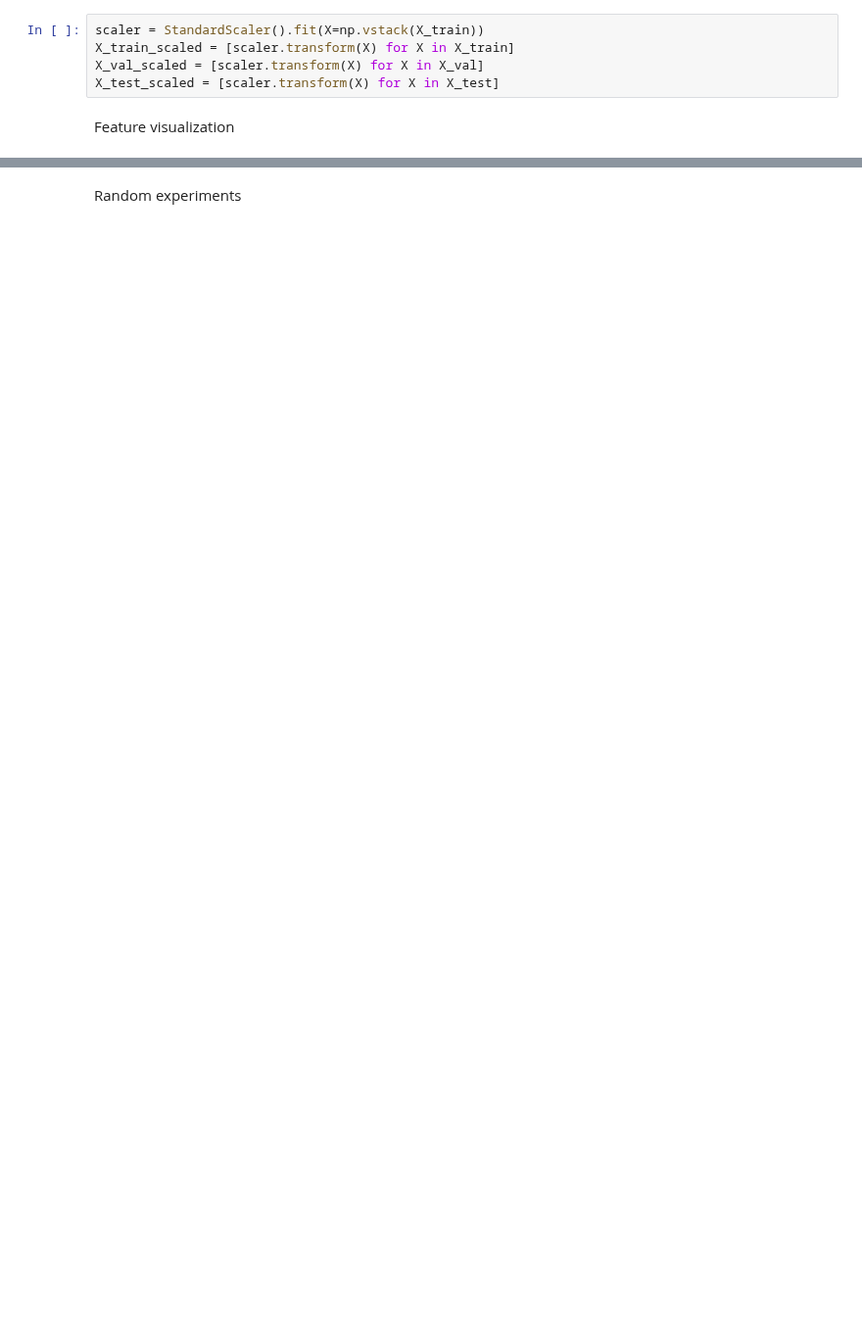
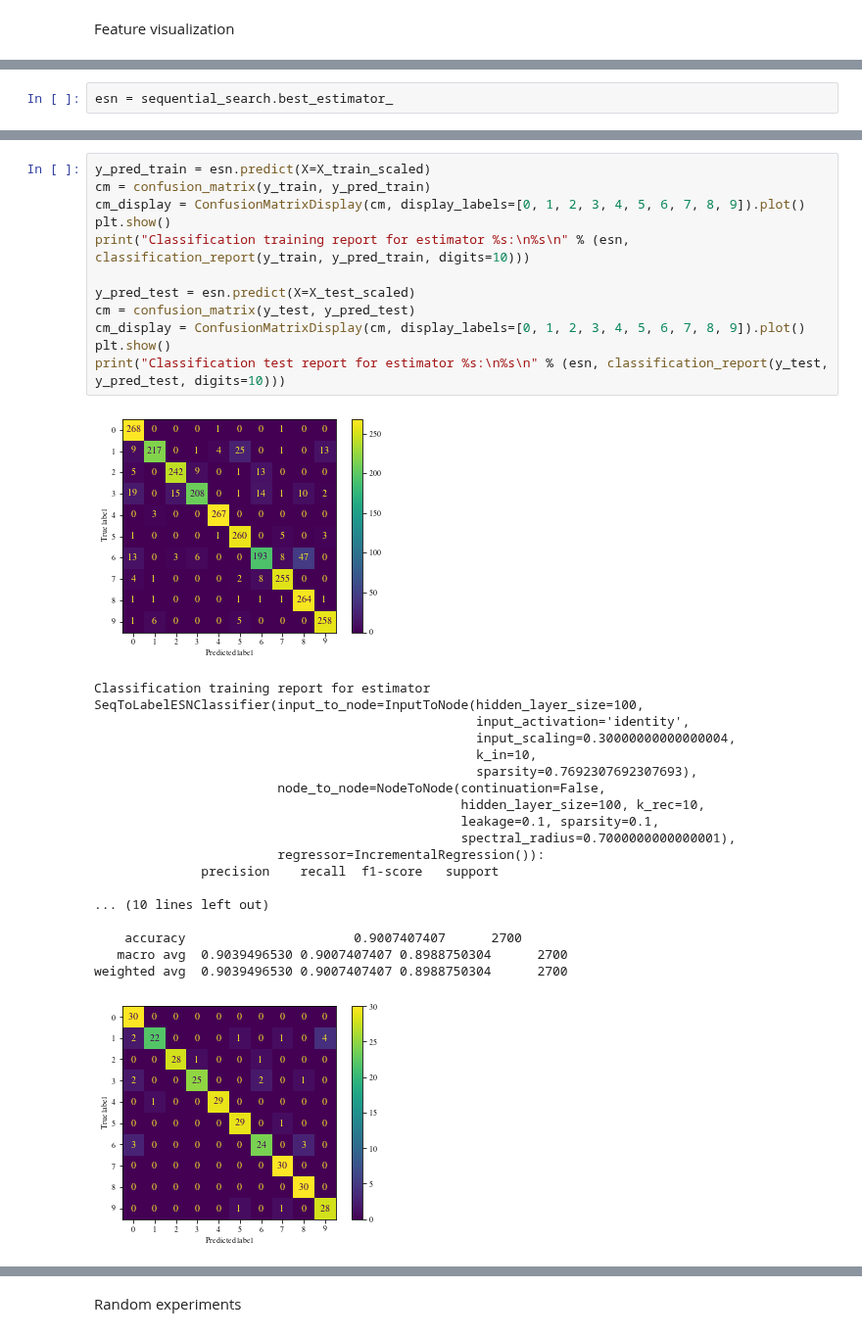
Before and after one commit to PlasmaControl/PyRCN, a Jupyter notebook: examples/spoken_digit_recognition.ipynb, the cells around one changed output, grey strips where cells are left out. Shown at 98% size. Drawn from its saved outputs; the diff is of its cells as text; blank space fills up the shorter version.

Commit message:
Updated the spoken digit recognition experiments.

```diff
--- a/examples/spoken_digit_recognition.ipynb
+++ b/examples/spoken_digit_recognition.ipynb
@@ -133,8 +131,3 @@ print(len(X_test), len(y_test), X_test[0].shape, y_test[0])
-# %%
-scaler = StandardScaler().fit(X=np.vstack(X_train))
-X_train_scaled = [scaler.transform(X) for X in X_train]
-X_val_scaled = [scaler.transform(X) for X in X_val]
-X_test_scaled = [scaler.transform(X) for X in X_test]
 # %% [markdown]
 Feature visualization
 # %%
@@ -165,0 +203,2 @@ plt.tight_layout()
+# %%
+esn = sequential_search.best_estimator_
@@ -165,0 +207,32 @@ plt.tight_layout()
+# %%
+y_pred_train = esn.predict(X=X_train_scaled)
+cm = confusion_matrix(y_train, y_pred_train)
+cm_display = ConfusionMatrixDisplay(cm, display_labels=[0, 1, 2, 3, 4, 5, 6, 7, 8, 9]).plot()
+plt.show()
+print("Classification training report for estimator %s:\n%s\n" % (esn, classification_report(y_train, y_pred_train, digits=10)))
+
+y_pred_test = esn.predict(X=X_test_scaled)
+cm = confusion_matrix(y_test, y_pred_test)
+cm_display = ConfusionMatrixDisplay(cm, display_labels=[0, 1, 2, 3, 4, 5, 6, 7, 8, 9]).plot()
+plt.show()
+print("Classification test report for estimator %s:\n%s\n" % (esn, classification_report(y_test, y_pred_test, digits=10)))
+# %% [output]
+[figure, added]
+Classification training report for estimator SeqToLabelESNClassifier(input_to_node=InputToNode(hidden_layer_size=100,
+                                                  input_activation='identity',
+                                                  input_scaling=0.30000000000000004,
+                                                  k_in=10,
+                                                  sparsity=0.7692307692307693),
+                        node_to_node=NodeToNode(continuation=False,
+                                                hidden_layer_size=100, k_rec=10,
+                                                leakage=0.1, sparsity=0.1,
+                                                spectral_radius=0.7000000000000001),
+                        regressor=IncrementalRegression()):
+              precision    recall  f1-score   support
+
+... (10 lines left out)
+
+    accuracy                      0.9007407407      2700
+   macro avg  0.9039496530 0.9007407407 0.8988750304      2700
+weighted avg  0.9039496530 0.9007407407 0.8988750304      2700
+[figure, added]
```
Also changed, not shown: parts of 79 cells of this notebook, 2 other files.
